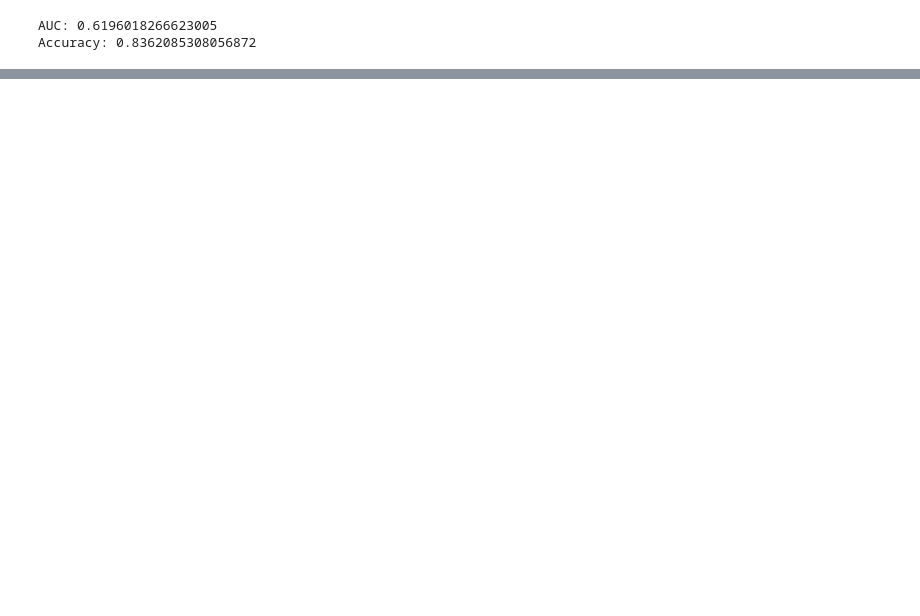
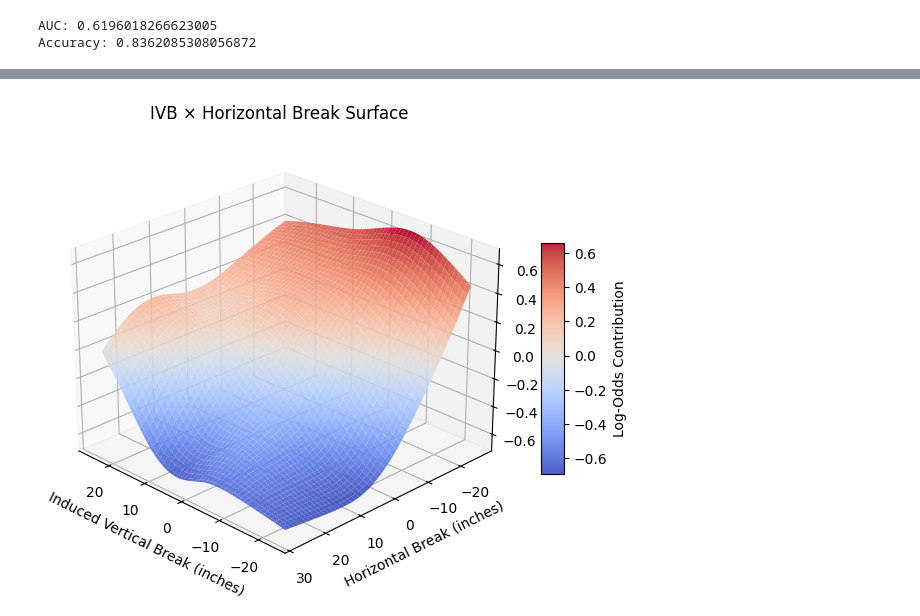
Before and after one commit to jayirby2/Team1STA4950, a Jupyter notebook: analysis.ipynb, the cells around one changed output, grey strips where cells are left out. Saved outputs shown, nothing was run; the diff lists cells and outputs as text; code cells hidden in the pictures; blank space fills up the shorter version.

```diff
--- a/analysis.ipynb
+++ b/analysis.ipynb
@@ -838,0 +946,45 @@ Accuracy: 0.8362085308056872
+# %%
+import numpy as np
+import matplotlib.pyplot as plt
+from mpl_toolkits.mplot3d import Axes3D  # noqa: F401
+
+# ---- 1. Generate flat grid of data points ----
+term = 1  # IVB × Horizontal Break
+Xflat = gam_RR_2.generate_X_grid(term=term)     # shape (n_points, n_features)
+pdep  = gam_RR_2.partial_dependence(term=term, X=Xflat)
+
+# ---- 2. Identify which columns belong to this smooth ----
+# For term=1, that’s IVB (2) and horzbreak (3)
+ivb_vals  = Xflat[:, 2]
+hb_vals   = Xflat[:, 3]
+z_vals    = pdep
+
+# ---- 3. Build 2D grid manually ----
+ivb_unique = np.unique(ivb_vals)
+hb_unique  = np.unique(hb_vals)
+Xgrid, Ygrid = np.meshgrid(ivb_unique, hb_unique)
+
+# Need to reshape z-values into (len(hb_unique), len(ivb_unique))
+Zgrid = z_vals.reshape(len(hb_unique), len(ivb_unique))
+
+# ---- 4. Plot the surface ----
+fig = plt.figure(figsize=(8, 6))
+ax = fig.add_subplot(111, projection='3d')
+
+surf = ax.plot_surface(Xgrid, Ygrid, Zgrid,
+                       cmap='coolwarm',
+                       linewidth=0,
+                       antialiased=True,
+                       edgecolor='none',
+                       alpha=0.9)
+
+ax.set_xlabel("Induced Vertical Break (inches)")
+ax.set_ylabel("Horizontal Break (inches)")
+ax.set_zlabel("Effect on Log-Odds")
+ax.set_title("IVB × Horizontal Break Surface")
+fig.colorbar(surf, ax=ax, shrink=0.5, aspect=10, label="Log-Odds Contribution")
+
+ax.view_init(elev=25, azim=135)  # optional: better camera angle
+plt.show()
+# %% [output]
+[figure, added]
```
Also changed, not shown: parts of 7 cells of this notebook.
